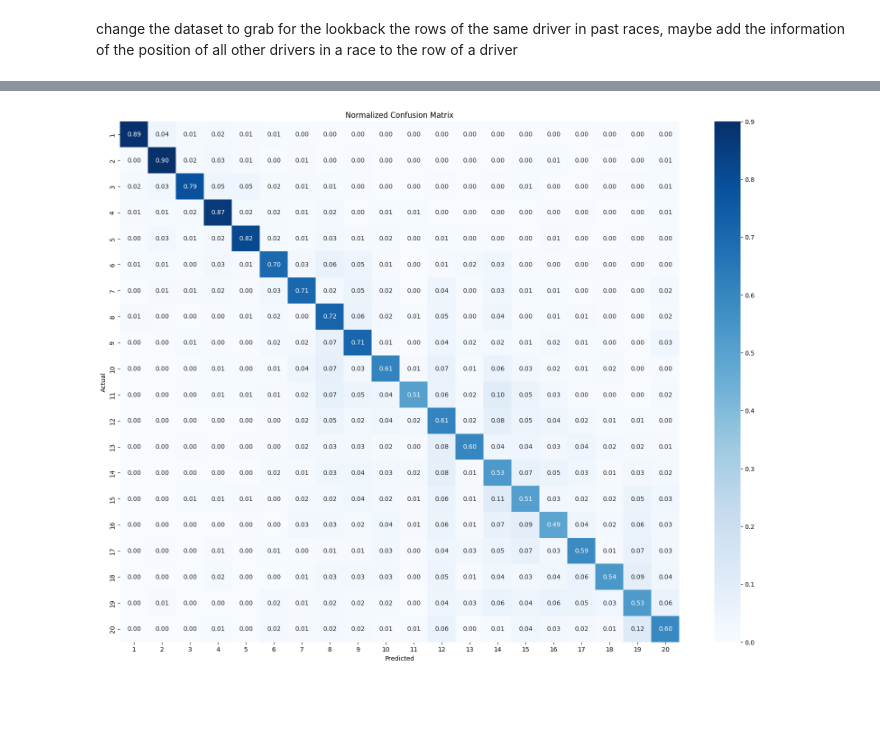
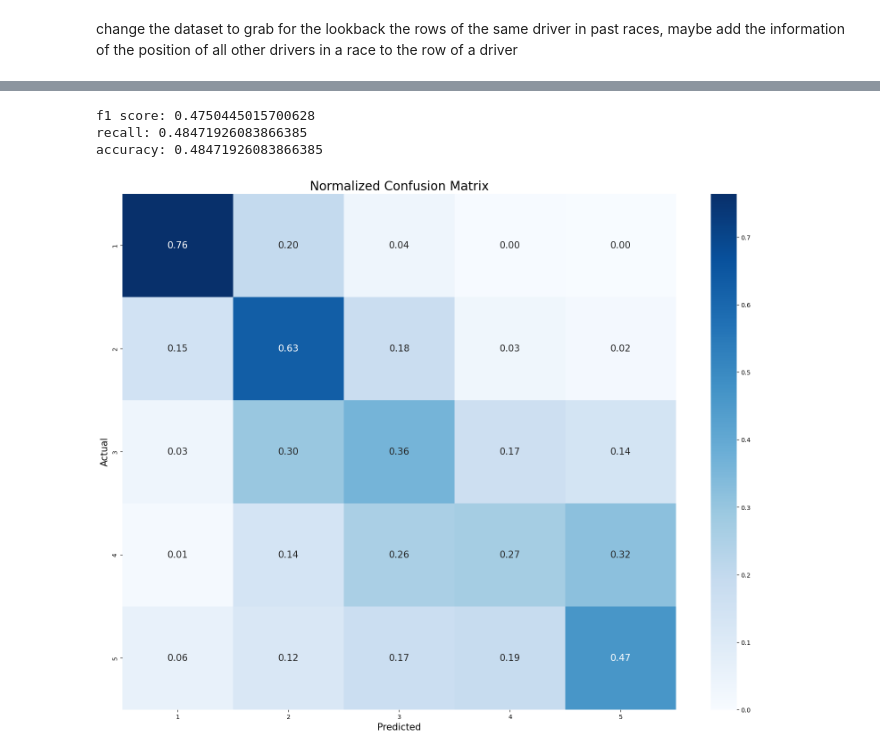
Before and after one commit to andresnowak/formula_1_ai_model, a Jupyter notebook: Modelling_formula_1/modelling_f1.ipynb, the cells around one changed output, grey strips where cells are left out. Saved outputs shown, nothing was run; the diff lists cells and outputs as text; code cells hidden in the pictures; blank space fills up the shorter version.

```diff
--- a/Modelling_formula_1/modelling_f1.ipynb
+++ b/Modelling_formula_1/modelling_f1.ipynb
@@ -488,11 +520,10 @@ def print_confusion_matrix(y_true, y_pred, classes):
     cm = confusion_matrix(y_true, y_pred)
     cm_normalized = cm.astype('float') / cm.sum(axis=1)[:, np.newaxis]
     plt.figure(figsize=(20, 15))
-    sns.heatmap(cm_normalized, annot=True, fmt=".2f", cmap="Blues",  xticklabels=classes, yticklabels=classes)
-    plt.xlabel("Predicted")
-    plt.ylabel("Actual")
-    plt.title("Normalized Confusion Matrix")
-    plt.show()
+    sns.heatmap(cm_normalized, annot=True, fmt=".2f", cmap="Blues",  xticklabels=classes, yticklabels=classes, annot_kws={"size": 15})
+    plt.xlabel("Predicted", fontsize=15)
+    plt.ylabel("Actual", fontsize=15)
+    plt.title("Normalized Confusion Matrix", fontsize=20)
 # %%
 def plot_loss_curves(history_loss, history_val_loss):
     sns.lineplot(x=range(len(history_loss)), y=history_loss, label='Training Loss')
@@ -508,9 +539,16 @@ plot_loss_curves(model_trainer.history_loss, model_trainer.history_val_loss)
 # %%
-model_best = torch.load("model_lstm_20_classes_comp_v1.pt")
+model_best = torch.load("model_lstm_5_classes_v3.pt")
 model_best_trainer = Trainer(model_best, train_dataloader, test_dataloader, criterion, optimizer, device, num_epochs=500)
-# %%
-test_predictions, test_true = model_best_trainer.predict(test_dataloader)
-
-print_confusion_matrix(test_true, test_predictions, [1, 2, 3, 4, 5, 6, 7, 8, 9, 10, 11, 12, 13, 14, 15, 16, 17, 18, 19, 20])
-# %% [output]
-[figure, removed]
+# %%
+test_predictions, test_true = model_best_trainer.predict(test_dataloader)
+
+print(f"f1 score: {f1_score(test_true, test_predictions, average='weighted')}")
+print(f"recall: {recall_score(test_true, test_predictions, average='weighted')}")
+print(f"accuracy: {accuracy_score(test_true, test_predictions)}")
+
+print_confusion_matrix(test_true, test_predictions, [1, 2, 3, 4, 5])
+# %% [output]
+f1 score: 0.4750445015700628
+recall: 0.48471926083866385
+accuracy: 0.48471926083866385
+[figure, added]
```
Also changed, not shown: parts of 16 cells of this notebook, 15 other files.
